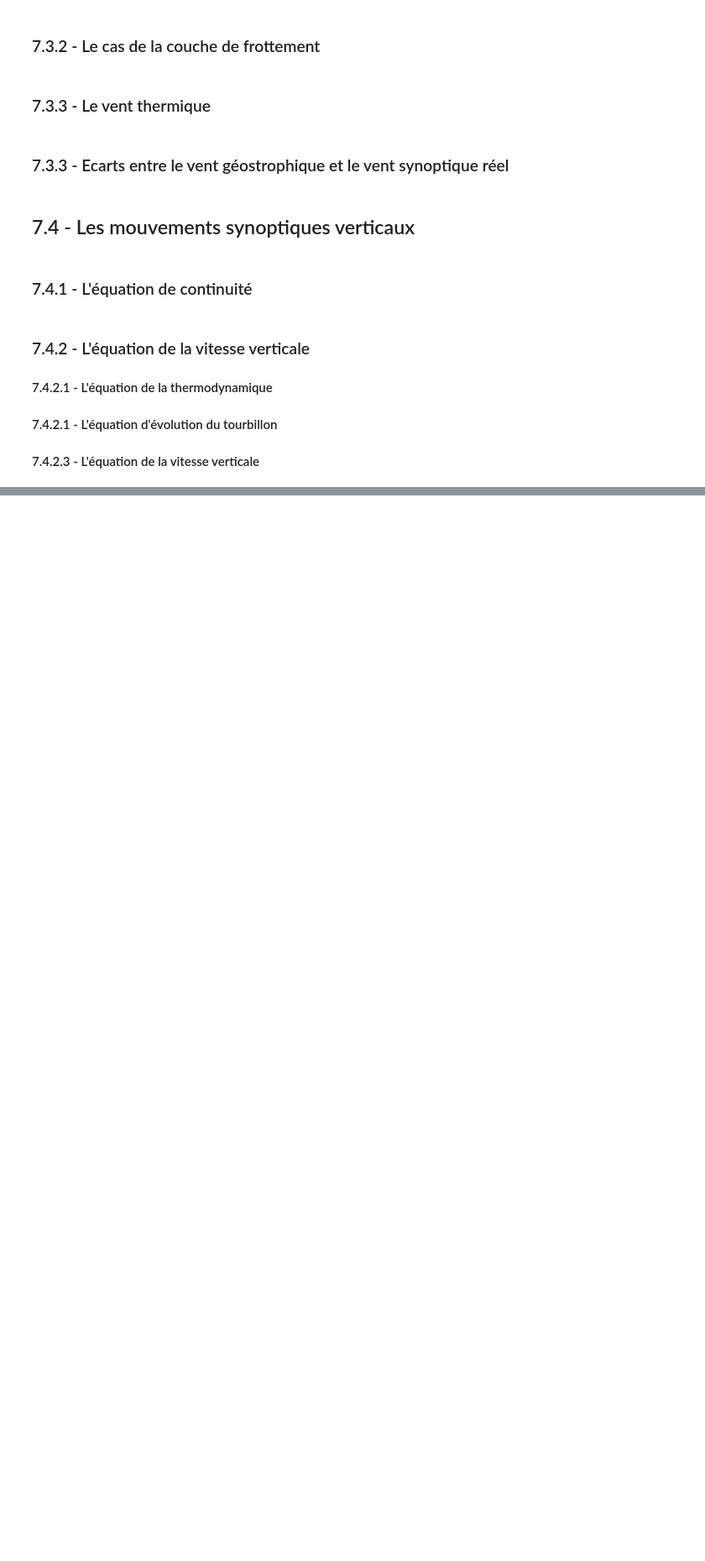
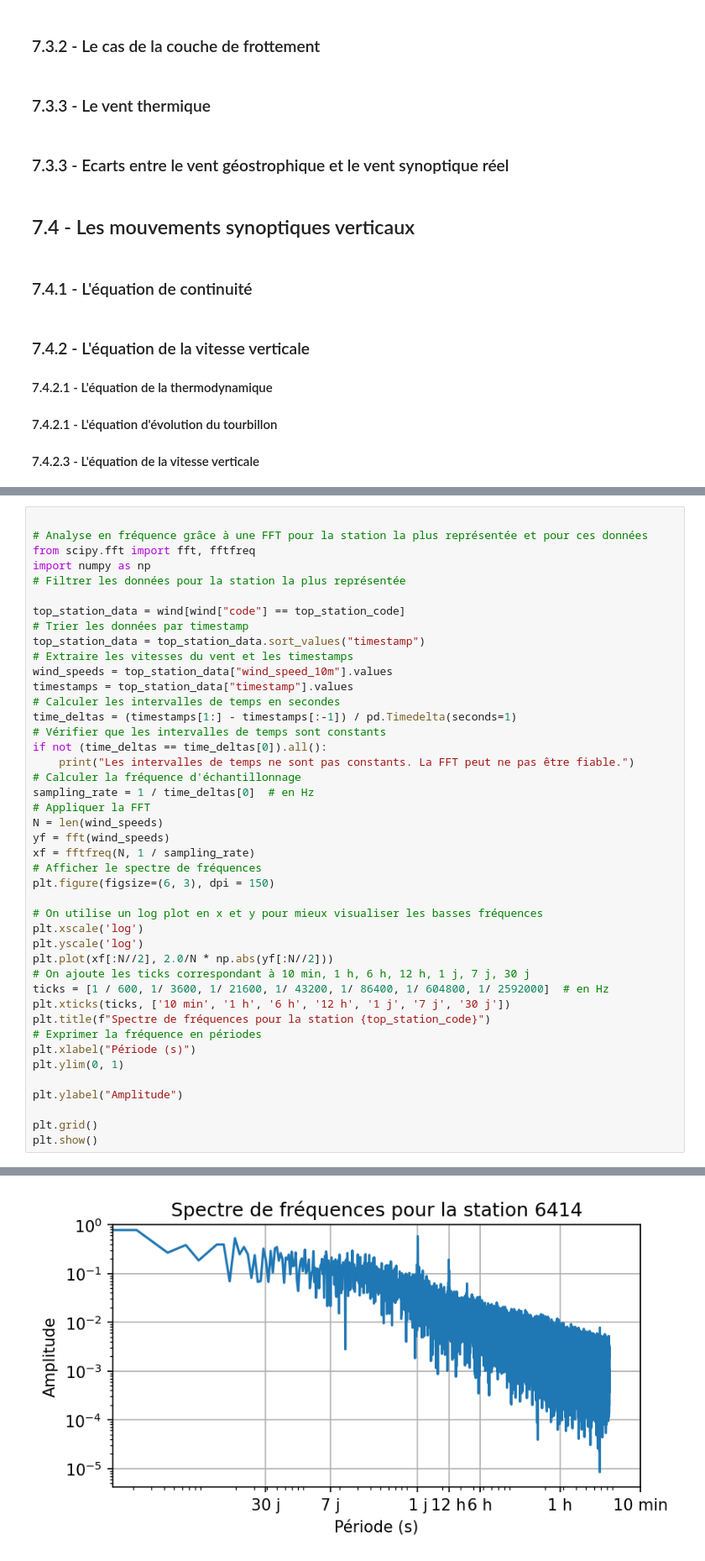
Before and after one commit to fmassonn/teaching, a Jupyter notebook: LPHY1365/Chap07.ipynb, the cells around one changed output, grey strips where cells are left out. Shown at 84% size. Cells and saved outputs as stored; diff of their text form; blank space fills up the shorter version.

```diff
--- a/LPHY1365/Chap07.ipynb
+++ b/LPHY1365/Chap07.ipynb
@@ -84,0 +269,44 @@ détaillée : application aux précipitations orographiques. *Thèse de doctorat
+# %%
+
+# Analyse en fréquence grâce à une FFT pour la station la plus représentée et pour ces données
+from scipy.fft import fft, fftfreq
+import numpy as np
+# Filtrer les données pour la station la plus représentée
+
+top_station_data = wind[wind["code"] == top_station_code]
+# Trier les données par timestamp
+top_station_data = top_station_data.sort_values("timestamp")
+# Extraire les vitesses du vent et les timestamps
+wind_speeds = top_station_data["wind_speed_10m"].values
+timestamps = top_station_data["timestamp"].values
+# Calculer les intervalles de temps en secondes
+time_deltas = (timestamps[1:] - timestamps[:-1]) / pd.Timedelta(seconds=1)
+# Vérifier que les intervalles de temps sont constants
+if not (time_deltas == time_deltas[0]).all():
+    print("Les intervalles de temps ne sont pas constants. La FFT peut ne pas être fiable.")
+# Calculer la fréquence d'échantillonnage
+sampling_rate = 1 / time_deltas[0]  # en Hz
+# Appliquer la FFT
+N = len(wind_speeds)
+yf = fft(wind_speeds)
+xf = fftfreq(N, 1 / sampling_rate)
+# Afficher le spectre de fréquences
+plt.figure(figsize=(6, 3), dpi = 150)
+
+# On utilise un log plot en x et y pour mieux visualiser les basses fréquences
+plt.xscale('log')
+plt.yscale('log')
+plt.plot(xf[:N//2], 2.0/N * np.abs(yf[:N//2]))
+# On ajoute les ticks correspondant à 10 min, 1 h, 6 h, 12 h, 1 j, 7 j, 30 j
+ticks = [1 / 600, 1/ 3600, 1/ 21600, 1/ 43200, 1/ 86400, 1/ 604800, 1/ 2592000]  # en Hz
+plt.xticks(ticks, ['10 min', '1 h', '6 h', '12 h', '1 j', '7 j', '30 j'])
+plt.title(f"Spectre de fréquences pour la station {top_station_code}")
+# Exprimer la fréquence en périodes
+plt.xlabel("Période (s)")
+plt.ylim(0, 1)
+
+plt.ylabel("Amplitude")
+
+plt.grid()
+plt.show()
+# %% [output]
@@ -84,0 +314 @@ détaillée : application aux précipitations orographiques. *Thèse de doctorat
+[figure, added]
```
Also changed, not shown: parts of 15 cells of this notebook.
